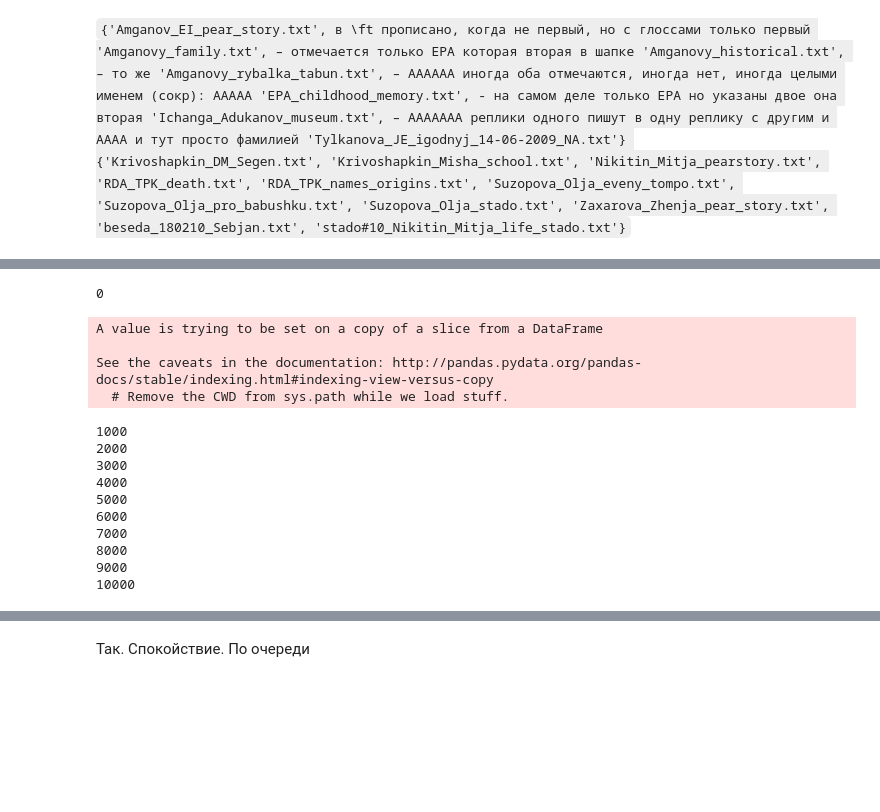
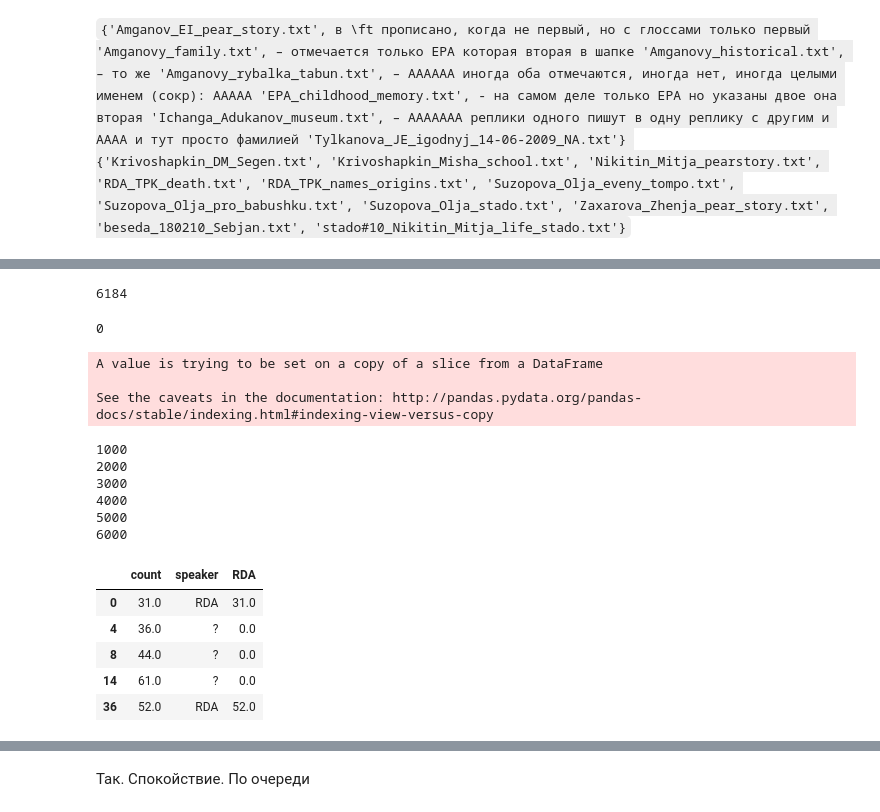
Before and after one commit to BasilisAndr/even, a Jupyter notebook: speaker_by_speaker.ipynb, the cells around one changed output, grey strips where cells are left out. Saved outputs shown, nothing was run; the diff lists cells and outputs as text; code cells hidden in the pictures; blank space fills up the shorter version.

```diff
--- a/speaker_by_speaker.ipynb
+++ b/speaker_by_speaker.ipynb
@@ -129,31 +110,37 @@ speakers = set(list(map(lambda x: x[-1], seb_mor+kam_mor)))
 # for i in range(len(morphemes)):
 #     sub = df1.loc[morphemes[i]]
 #     df2.loc[i] =
+# %%
+len(df1)
+# %% [output]
+6184
 # %%
+# здесь _очень_долго_работающая_ функция которая считает по спикерам всё
 for sp in speakers:
     df1[sp] = [0]*len(df1)
 
-for i in range(len(df1)):
-    if i%1000==0:
-        print(i)
-    cs = df1.loc[i]['speaker']
-#     print(df1.loc[i][cs])
-    row = df1.loc[i]
-    row[cs] = df1.loc[i]['count']
-    df1.loc[i] = row
+def make_speaker_table(df1):
+    df2 = pd.DataFrame(columns=df1.columns)
+    for i in range(len(df1)):
+        if i%1000==0:
+            print(i)
+        if df1.loc[i]['count']>15:
+            row = df1.loc[i]
+            cs = row['speaker']
+        #     print(df1.loc[i][cs])
+            row[cs] = row['count']
+            df2.loc[i] = row
+    return df2
+
+df2 = make_speaker_table(df1)
 # %% [output]
 0
 A value is trying to be set on a copy of a slice from a DataFrame
 
 See the caveats in the documentation: http://pandas.pydata.org/pandas-docs/stable/indexing.html#indexing-view-versus-copy
-  # Remove the CWD from sys.path while we load stuff.
 1000
 2000
 3000
 4000
 5000
 6000
-7000
-8000
-9000
-10000
@@ -165,0 +147,9 @@ df2 = df2.reset_index()
+# %%
+df2[['count', 'speaker', 'RDA']].head()
+# %% [output]
+|  | count | speaker | RDA |
+| 0 | 31.0 | RDA | 31.0 |
+| 4 | 36.0 | ? | 0.0 |
+| 8 | 44.0 | ? | 0.0 |
+| 14 | 61.0 | ? | 0.0 |
+| 36 | 52.0 | RDA | 52.0 |
```
Also changed, not shown: parts of 17 cells of this notebook, 10 other files.
